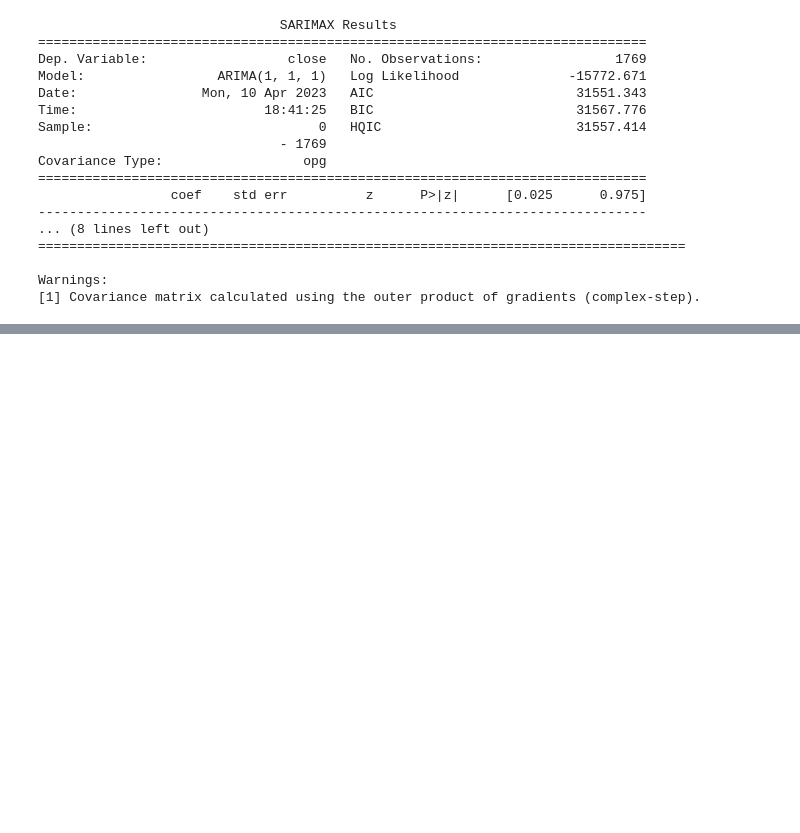
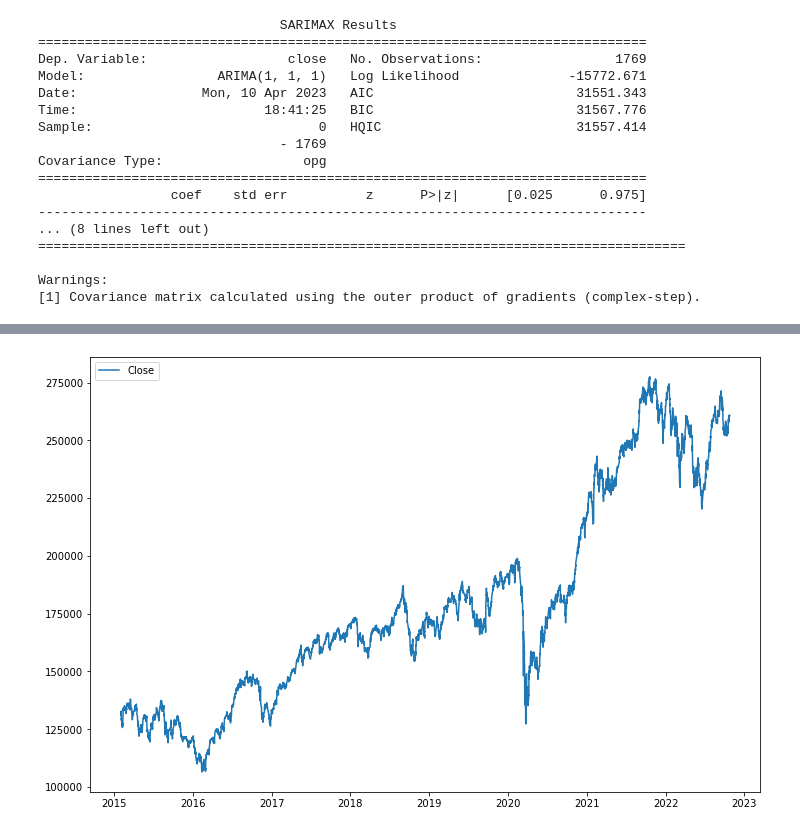
Before and after one commit to rjw8ng/DS5110_FinalProject, a Jupyter notebook: ARIMA/arima_AK.ipynb, the cells around one changed output, grey strips where cells are left out. Saved outputs shown, nothing was run; the diff lists cells and outputs as text; code cells hidden in the pictures; blank space fills up the shorter version.

```diff
--- a/ARIMA/arima_AK.ipynb
+++ b/ARIMA/arima_AK.ipynb
@@ -99,0 +99,12 @@ plt.savefig('agg_daily_forecast.png')
+# %%
+agg_data_hourly = pd.read_csv(data_dir + "aggregate_data_hourly.csv")
+# %%
+agg_data_hourly.date = pd.to_datetime(agg_data_hourly['date'])
+agg_data_hourly = agg_data_hourly.set_index("date")
+# %%
+plt.figure(figsize=(12,8))
+plt.plot(agg_data_hourly.index, agg_data_hourly.close, label="Close")
+plt.legend(loc="upper left")
+plt.show()
+# %% [output]
+[figure, added]
```
Also changed, not shown: parts of 4 cells of this notebook, 3 other files.
